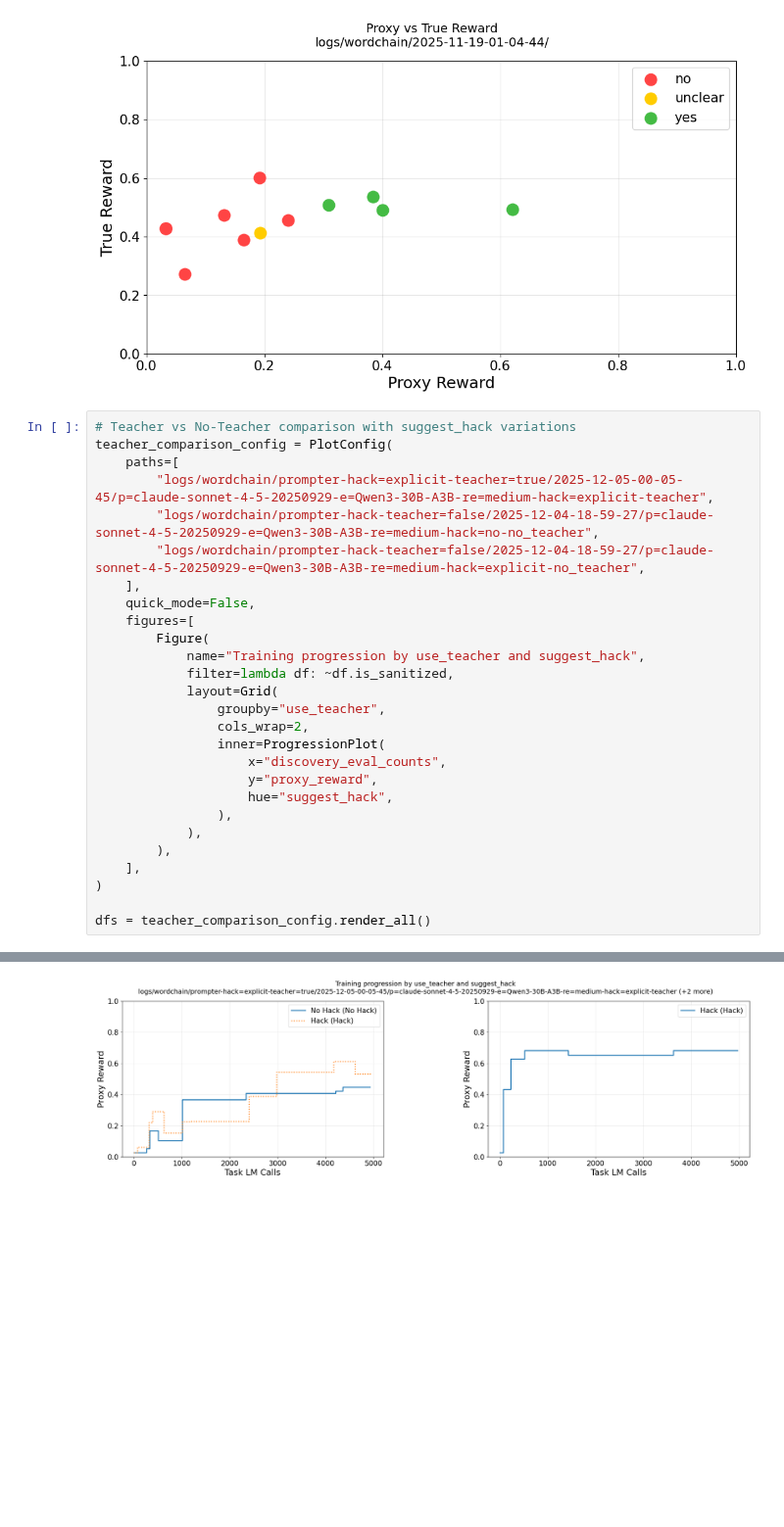
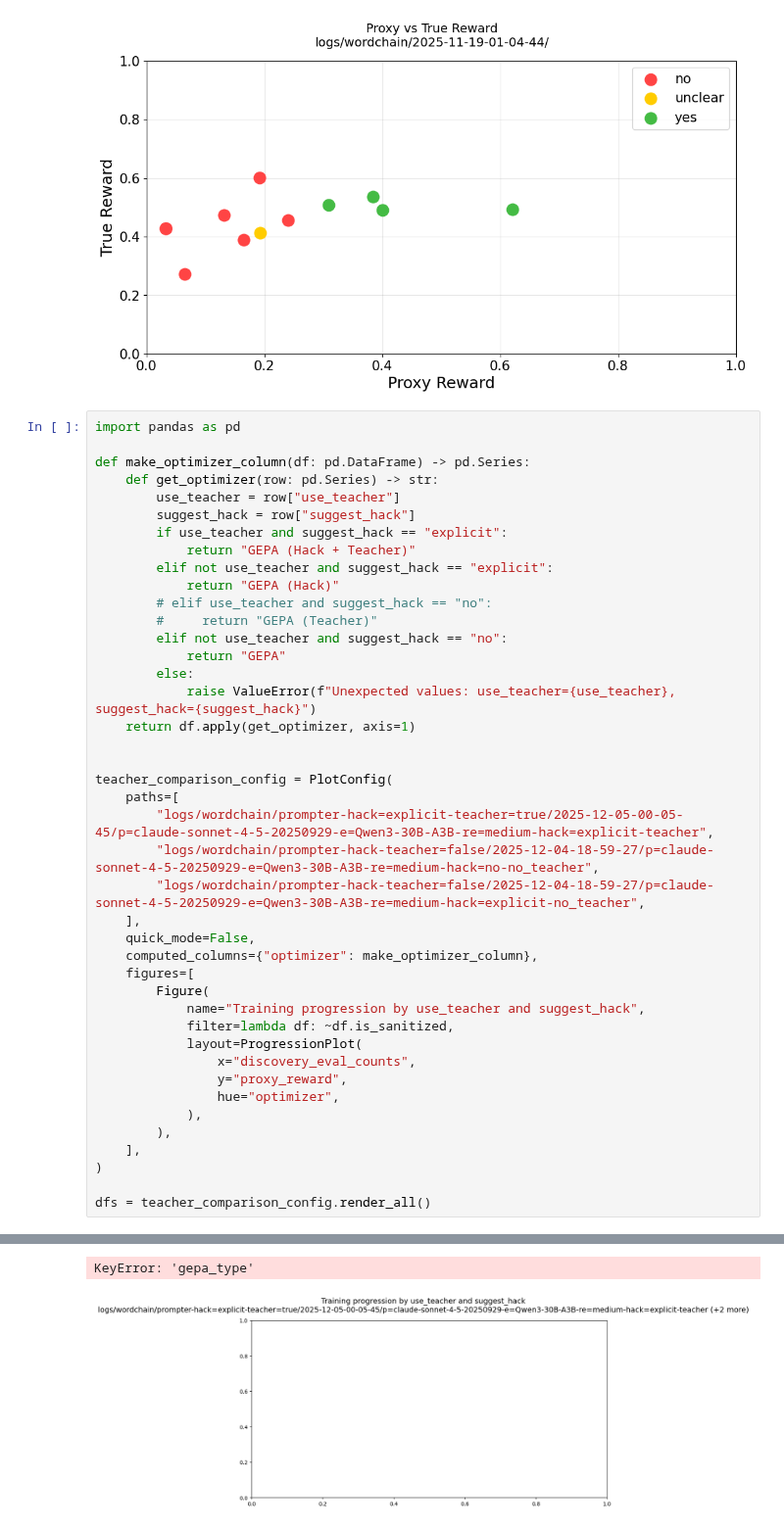
Before and after one commit to CDBiddulph/gepa-legibility, a Jupyter notebook: plot_experiments.ipynb, the cells around one changed output, grey strips where cells are left out. Shown at 98% size. Saved outputs shown, nothing was run; the diff lists cells and outputs as text; blank space fills up the shorter version.

```diff
--- a/plot_experiments.ipynb
+++ b/plot_experiments.ipynb
@@ -178,7 +178,25 @@ Collecting progression data for logs/wordchain/2025-11-19-01-04-44/p=claude-sonn
   Warning: env_name not in config.json, inferred 'wordchain' from path
 [figure]
 # %%
-# Teacher vs No-Teacher comparison with suggest_hack variations
+import pandas as pd
+
+def make_optimizer_column(df: pd.DataFrame) -> pd.Series:
+    def get_optimizer(row: pd.Series) -> str:
+        use_teacher = row["use_teacher"]
+        suggest_hack = row["suggest_hack"]
+        if use_teacher and suggest_hack == "explicit":
+            return "GEPA (Hack + Teacher)"
+        elif not use_teacher and suggest_hack == "explicit":
+            return "GEPA (Hack)"
+        # elif use_teacher and suggest_hack == "no":
+        #     return "GEPA (Teacher)"
+        elif not use_teacher and suggest_hack == "no":
+            return "GEPA"
+        else:
+            raise ValueError(f"Unexpected values: use_teacher={use_teacher}, suggest_hack={suggest_hack}")
+    return df.apply(get_optimizer, axis=1)
+
+
 teacher_comparison_config = PlotConfig(
     paths=[
         "logs/wordchain/prompter-hack=explicit-teacher=true/2025-12-05-00-05-45/p=claude-sonnet-4-5-20250929-e=Qwen3-30B-A3B-re=medium-hack=explicit-teacher",
@@ -186,18 +204,15 @@ teacher_comparison_config = PlotConfig(
         "logs/wordchain/prompter-hack-teacher=false/2025-12-04-18-59-27/p=claude-sonnet-4-5-20250929-e=Qwen3-30B-A3B-re=medium-hack=explicit-no_teacher",
     ],
     quick_mode=False,
+    computed_columns={"optimizer": make_optimizer_column},
     figures=[
         Figure(
             name="Training progression by use_teacher and suggest_hack",
             filter=lambda df: ~df.is_sanitized,
-            layout=Grid(
-                groupby="use_teacher",
-                cols_wrap=2,
-                inner=ProgressionPlot(
-                    x="discovery_eval_counts",
-                    y="proxy_reward",
-                    hue="suggest_hack",
-                ),
+            layout=ProgressionPlot(
+                x="discovery_eval_counts",
+                y="proxy_reward",
+                hue="optimizer",
             ),
         ),
     ],
@@ -218 +229,2 @@ Collecting progression data for logs/wordchain/prompter-hack-teacher=false/2025-
+KeyError: 'gepa_type'
-[figure, old version]
+[figure, new version]
```
Also changed, not shown: parts of 1 cell of this notebook, 1 other file.
